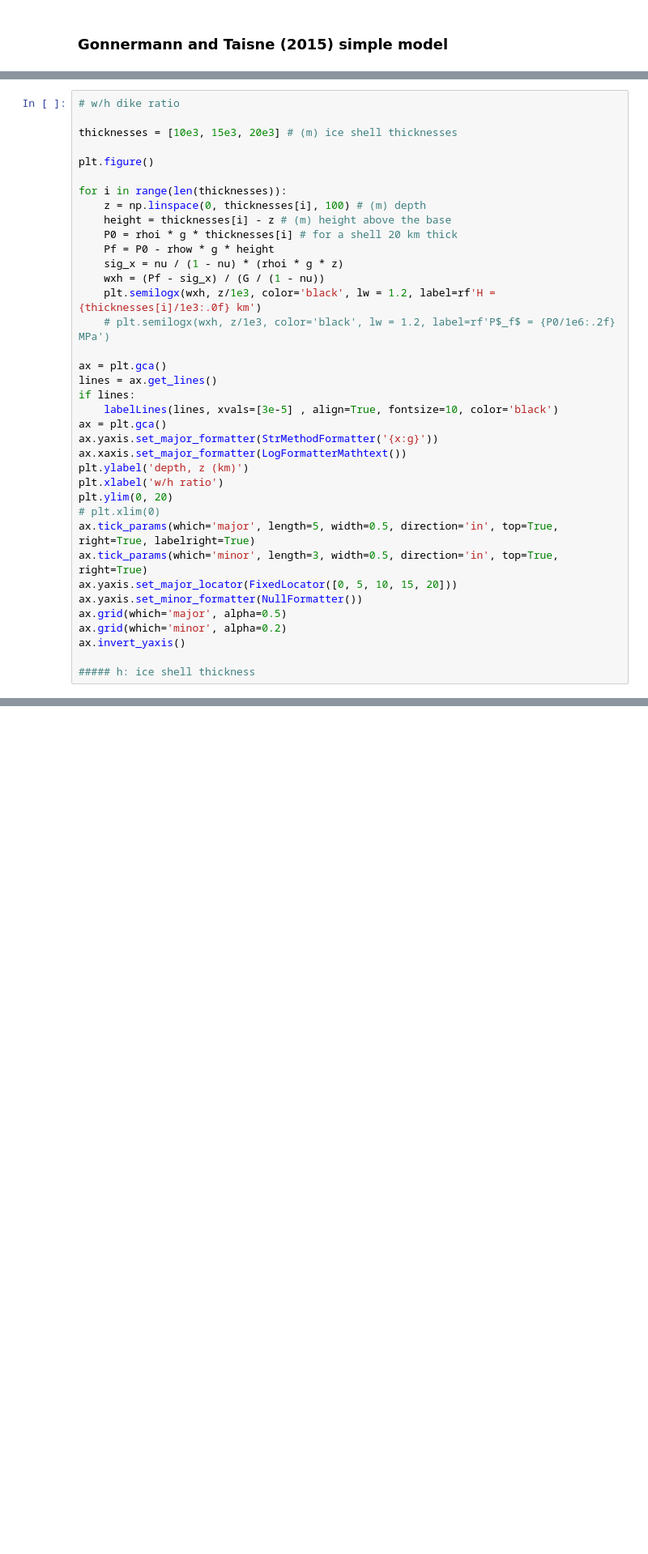
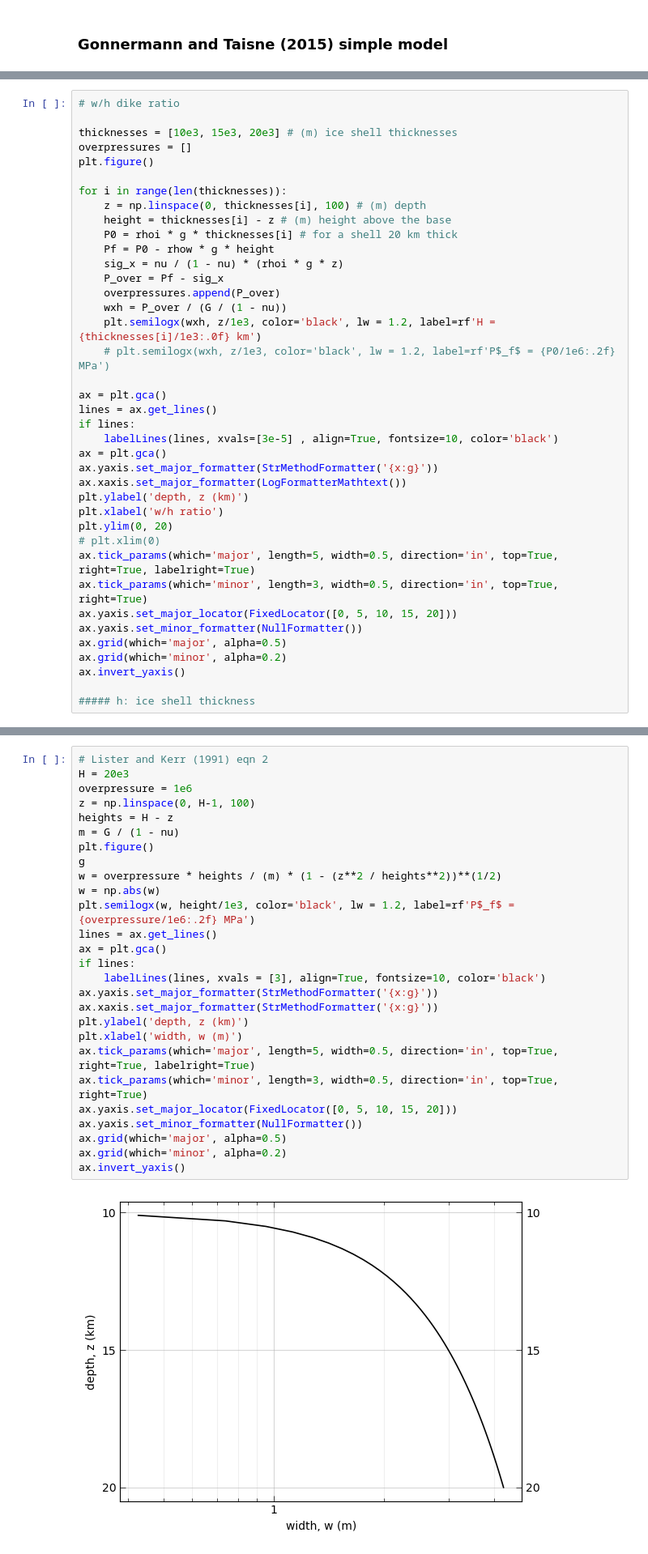
Before and after one commit to CottomR-et-al/Europa-ice-ocean-exchange, a Jupyter notebook: F25_Dikes_Europa.ipynb, the cells around one changed output, grey strips where cells are left out. Shown at 81% size. Drawn from its saved outputs; the diff is of its cells as text; blank space fills up the shorter version.

```diff
--- a/F25_Dikes_Europa.ipynb
+++ b/F25_Dikes_Europa.ipynb
@@ -675,7 +675,7 @@ plt.xlim(0)
 # w/h dike ratio
 
 thicknesses = [10e3, 15e3, 20e3] # (m) ice shell thicknesses
-
+overpressures = []
 plt.figure()
 
 for i in range(len(thicknesses)):
@@ -684,7 +684,9 @@ for i in range(len(thicknesses)):
     P0 = rhoi * g * thicknesses[i] # for a shell 20 km thick
     Pf = P0 - rhow * g * height
     sig_x = nu / (1 - nu) * (rhoi * g * z)
-    wxh = (Pf - sig_x) / (G / (1 - nu))
+    P_over = Pf - sig_x
+    overpressures.append(P_over)
+    wxh = P_over / (G / (1 - nu))
     plt.semilogx(wxh, z/1e3, color='black', lw = 1.2, label=rf'H = {thicknesses[i]/1e3:.0f} km')
     # plt.semilogx(wxh, z/1e3, color='black', lw = 1.2, label=rf'P$_f$ = {P0/1e6:.2f} MPa')
 
@@ -719,3 +769,32 @@ The relationship of driving pressure and host medium stiffness was inspired by c
+# %%
+# Lister and Kerr (1991) eqn 2
+H = 20e3
+overpressure = 1e6
+z = np.linspace(0, H-1, 100)
+heights = H - z
+m = G / (1 - nu)
+plt.figure()
+g
+w = overpressure * heights / (m) * (1 - (z**2 / heights**2))**(1/2)
+w = np.abs(w)
+plt.semilogx(w, height/1e3, color='black', lw = 1.2, label=rf'P$_f$ = {overpressure/1e6:.2f} MPa')
+lines = ax.get_lines()
+ax = plt.gca()
+if lines:
+    labelLines(lines, xvals = [3], align=True, fontsize=10, color='black')
+ax.yaxis.set_major_formatter(StrMethodFormatter('{x:g}'))
+ax.xaxis.set_major_formatter(StrMethodFormatter('{x:g}'))
+plt.ylabel('depth, z (km)')
+plt.xlabel('width, w (m)')
+ax.tick_params(which='major', length=5, width=0.5, direction='in', top=True, right=True, labelright=True)
+ax.tick_params(which='minor', length=3, width=0.5, direction='in', top=True, right=True)
+ax.yaxis.set_major_locator(FixedLocator([0, 5, 10, 15, 20]))
+ax.yaxis.set_minor_formatter(NullFormatter())
+ax.grid(which='major', alpha=0.5)
+ax.grid(which='minor', alpha=0.2)
+ax.invert_yaxis()
+# %% [output]
+[figure, added]
 # %%
 plt.figure()
 
```
Also changed, not shown: parts of 2 cells of this notebook.
